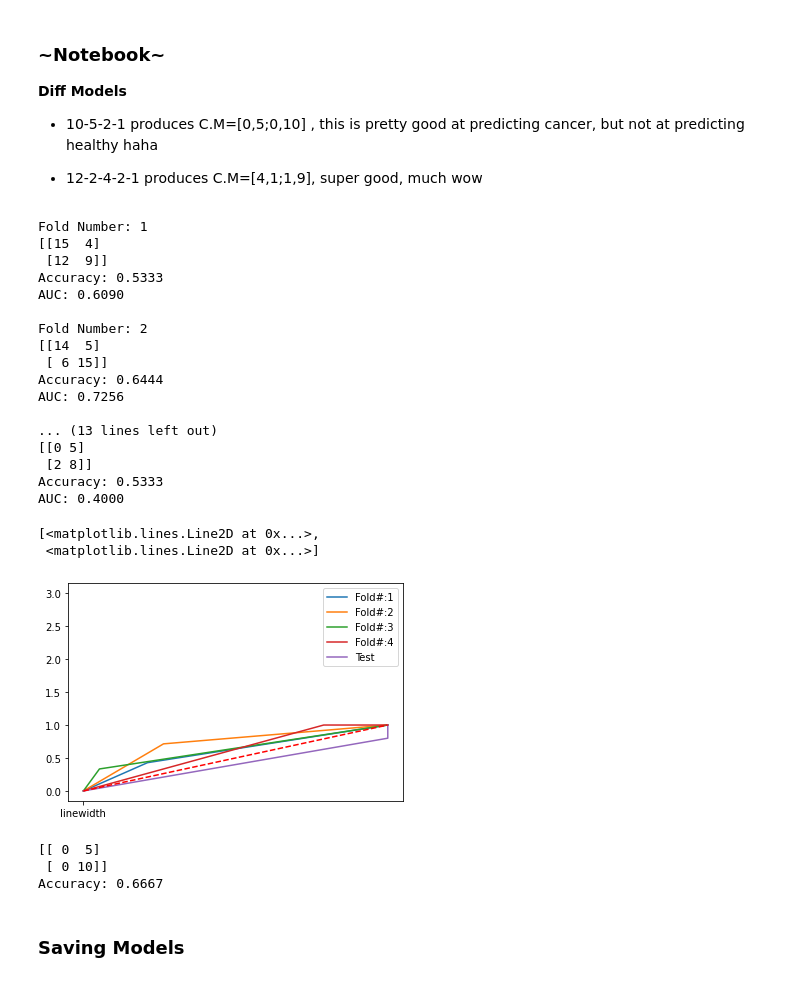
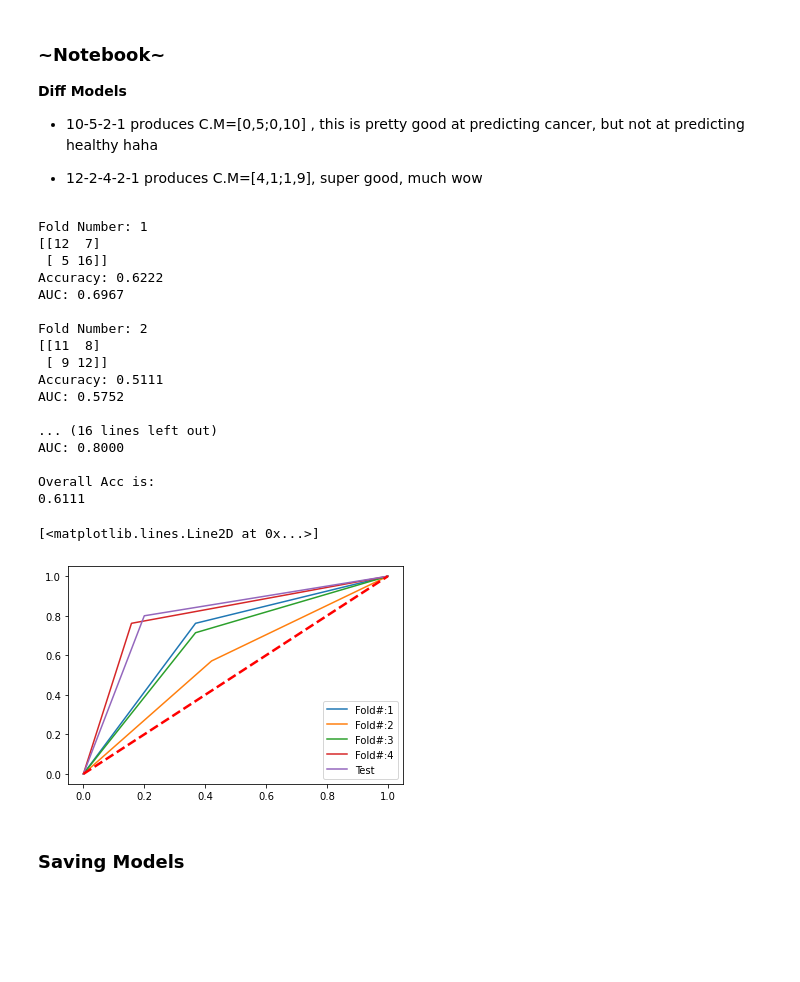
Before and after one commit to hzorkic/machine_learning_and_molecular_docking_for_drug_discovery, a Jupyter notebook: COAD Analysis.ipynb, the cells around one changed output. Saved outputs shown, nothing was run; the diff lists cells and outputs as text; code cells hidden in the pictures; blank space fills up the shorter version.

```diff
--- a/COAD Analysis.ipynb
+++ b/COAD Analysis.ipynb
@@ -79,0 +85,4 @@ We have 17441 genes left
+# %%
+log_df=pd.DataFrame()
+for col in df.columns.to_list():
+    df_log[col] = df[col].apply(lambda x: np.log(x+1))
@@ -80,12 +99,12 @@ We have 17441 genes left
 # %% [markdown]
 ### Using Gene Signature
 # %%
-df_gene_sig=df[['TREML2', 'PTPRN', 'PGLYRP1', 'NOG', 'VIP',\
+df_gene_sig=df_log[['TREML2', 'PTPRN', 'PGLYRP1', 'NOG', 'VIP',\
     'RIMKLB', 'NKAIN4', 'FAM171B', 'ZNF417', 'GLRA2', 'HOXA7', 'FABP6', 'MUSK',\
     'HTR6', 'GRIP2', 'VEGFA', 'AKAP12', 'RHEB', 'PMEPA1','GLTP', 'METTL7A',\
     'CITED2', 'SCARA5', 'CDH3','IL6R', 'PKIB', 'GLP2R', 'EPB41L3', 'NR3C2']]
 
-# Genes not found from gene signature (possible namin g issues)
+# Genes not found from gene signature (possible naming issues)
 # PADI4, NCKIPSD C5orf53 TREML3 HES5 OR8D2 KLRK1 NCRNA00152 PPAP2A LINC00974
 
 df_gene_sig.head(10)
@@ -252,18 +323,18 @@ TEST: [ 6  7  9 10 13 16 25 28 32 35]
 * 12-2-4-2-1 produces C.M=[4,1;1,9], super good, much wow
 # %%
 # Creating Model
-# input = 21083 nodes (all genes... for now)
+# input = 17443 nodes (all genes... for now)
 # hidden nodes = 125 (basic for now)
 # output = 2 nodes
 
 # define baseline model
 # create model
-def baseline_model_big():
+def baseline_model():
    # create model
     model = Sequential()
-    model.add(Dense(8, input_dim=21083, activation='relu'))
+    model.add(Dense(125, input_dim=17443, activation='relu'))
+    model.add(Dense(64, activation='relu'))
     model.add(Dense(8, activation='relu'))
-    model.add(Dense(4, activation='relu'))
     model.add(Dense(4, activation='relu'))
     model.add(Dense(1, activation='sigmoid'))
     # Compile model
@@ -281,9 +352,8 @@ def baseline_model():
    # create model
     model = Sequential()
     model.add(Dense(8, input_dim=29, activation='relu'))
-    model.add(Dense(8, activation='relu'))
+    model.add(Dense(10, activation='relu'))
     model.add(Dense(4, activation='relu'))
-    model.add(Dense(2, activation='relu'))
     model.add(Dense(1, activation='sigmoid'))
     # Compile model
     model.compile(loss='binary_crossentropy', optimizer='Adam', metrics=['accuracy'])
@@ -293,6 +363,7 @@ def baseline_model():
 estimator = KerasClassifier(build_fn=baseline_model, epochs=200, batch_size=10, verbose=0)
 
 c=1
+acc_tot=0
 for train_index, test_index in skf.split(x_train, y_train):
     print('\nFold Number: %d'%(c))
     X=x_train.iloc[train_index]
@@ -305,65 +376,55 @@ for train_index, test_index in skf.split(x_train, y_train):
     fpr_kera, tpr_kera, thresholds_rf = roc_curve(y_train, results)
     auc_k = auc(fpr_kera, tpr_kera)
     lab='Fold#:'+str(c)
     plt.plot(fpr_kera, tpr_kera, label=lab)
+    acc=round((cm[1,1]+cm[0,0])/45,4)
+    print(cm)
+    print('Accuracy:',acc)
+    print('AUC: %.4f'%(auc_k))
+    acc_tot=acc_tot+acc
+    c+=1
 
-    print(cm)
-    print('Accuracy:',round((cm[1,1]+cm[0,0])/45,4))
-    print('AUC: %.4f'%(auc_k))
-    c+=1
 
 # Test Set
 print('\nTest Data:')
 
 # run it foward
 results=estimator.predict(x_test)
 cm=confusion_matrix(y_test, results)
 # ROC
 fpr_kera, tpr_kera, thresholds_rf = roc_curve(y_test, results)
 auc_k = auc(fpr_kera, tpr_kera)
 lab='Test'
 plt.plot(fpr_kera, tpr_kera, label=lab)
 
 # show results
 print(cm)
 print('Accuracy:',round((cm[1,1]+cm[0,0])/15,4))
 print('AUC: %.4f'%(auc_k))
+print('\nOverall Acc is:\n%.4f'%(acc_tot/4))
 
 # plot
 plt.legend()
-plt.plot([0, 1], [0, 1],'r--',inewidth=7.0)
+plt.plot([0, 1], [0, 1],'r--',linewidth=2.5)
 # %% [output]
 Fold Number: 1
-[[15  4]
- [12  9]]
-Accuracy: 0.5333
-AUC: 0.6090
+[[12  7]
+ [ 5 16]]
+Accuracy: 0.6222
+AUC: 0.6967
 
 Fold Number: 2
-[[14  5]
- [ 6 15]]
-Accuracy: 0.6444
-AUC: 0.7256
+[[11  8]
+ [ 9 12]]
+Accuracy: 0.5111
+AUC: 0.5752
 
-... (13 lines left out)
-[[0 5]
- [2 8]]
-Accuracy: 0.5333
-AUC: 0.4000
+... (16 lines left out)
+AUC: 0.8000
+
+Overall Acc is:
+0.6111
-[<matplotlib.lines.Line2D at 0x...>,
- <matplotlib.lines.Line2D at 0x...>]
+[<matplotlib.lines.Line2D at 0x...>]
-[figure, old version]
+[figure, new version]
-# %%
-# not using K-Fold
-estimator = KerasClassifier(build_fn=baseline_model, epochs=200, batch_size=1, verbose=0)
-estimator.fit(x_train, y_train)
-results=estimator.predict(x_test)
-cm=confusion_matrix(y_test, results)
-print(cm)
-print('Accuracy:',round((cm[1,1]+cm[0,0])/15,4))
-# %% [output]
-[[ 0  5]
- [ 0 10]]
-Accuracy: 0.6667
 # %% [markdown]
 ### Saving Models
```
Also changed, not shown: parts of 20 cells of this notebook, 1 other file.
